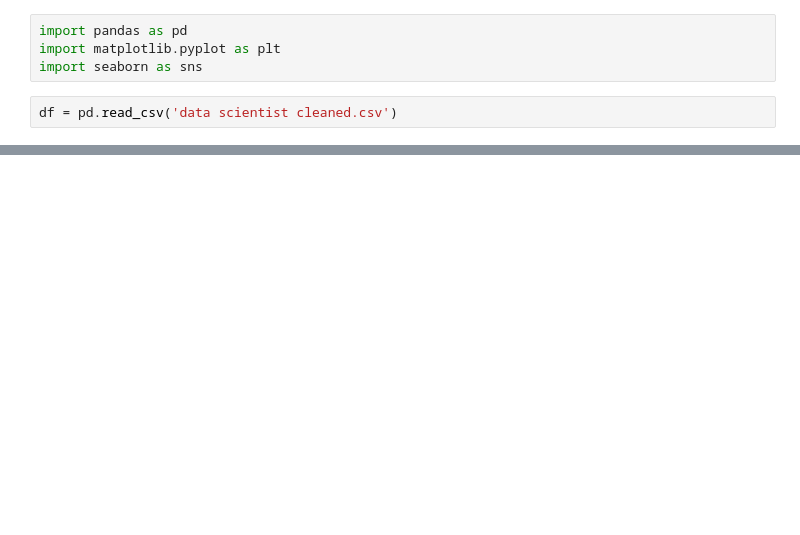
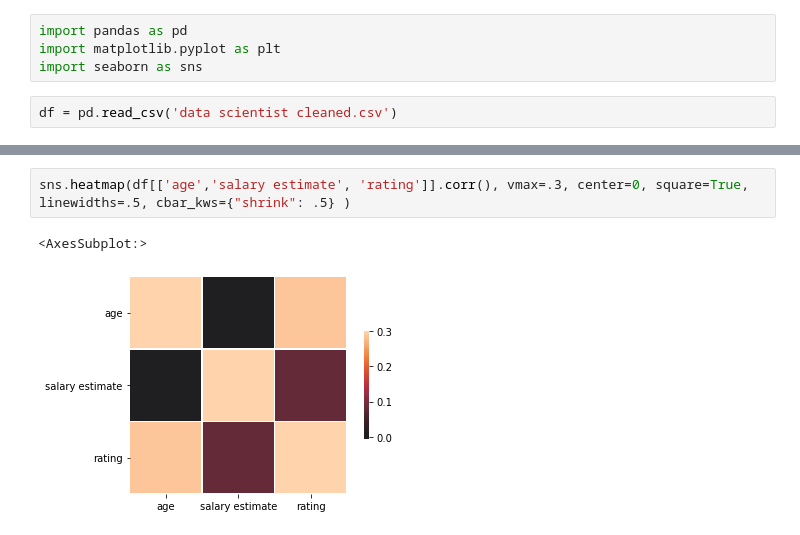
Before and after one commit to Mausoleoo/Salary_Prediction, a Jupyter notebook: Data EDA.ipynb, the cells around one changed output, grey strips where cells are left out. Cells and saved outputs as stored; diff of their text form; blank space fills up the shorter version.

```diff
--- a/Data EDA.ipynb
+++ b/Data EDA.ipynb
@@ -26,0 +61,5 @@ Index(['company', 'job title', 'location', 'job description',
+# %%
+sns.heatmap(df[['age','salary estimate', 'rating']].corr(), vmax=.3, center=0, square=True, linewidths=.5, cbar_kws={"shrink": .5} )
+# %% [output]
+<AxesSubplot:>
+[figure, added]
```
Also changed, not shown: parts of 20 cells of this notebook, 1 other file.
